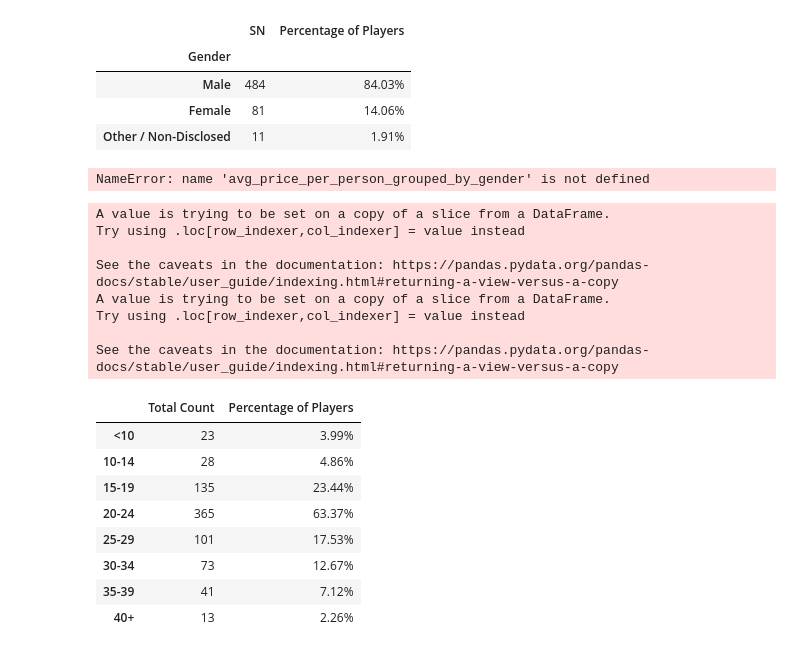
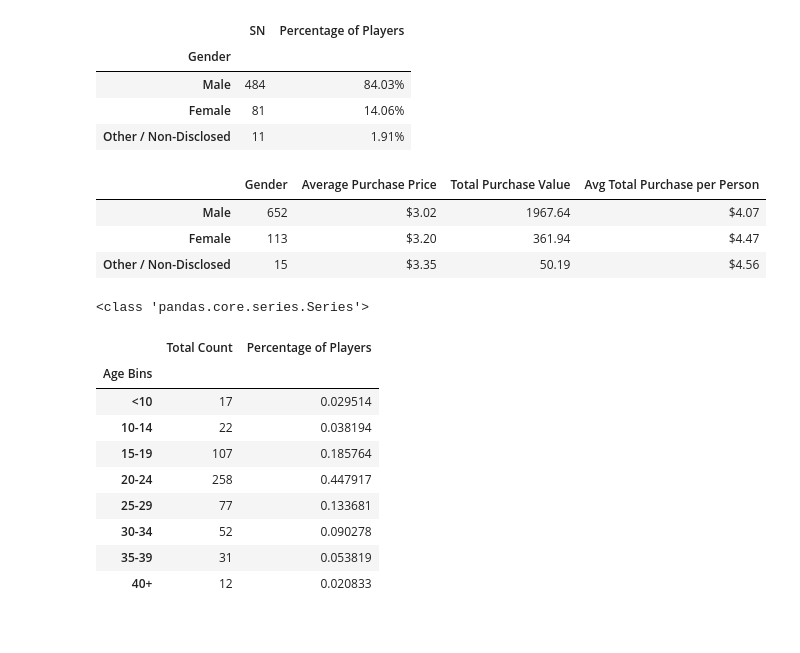
Before and after one commit to michael-grad/pandas-challenge, a Jupyter notebook: HeroesOfPymoliAnalysis.ipynb, the cells around one changed output. Cells and saved outputs as stored; diff of their text form; code cells hidden in the pictures.

```diff
--- a/HeroesOfPymoliAnalysis.ipynb
+++ b/HeroesOfPymoliAnalysis.ipynb
@@ -86,6 +86,7 @@ Breakdown of Players by Gender:
 # %%
 # FIFTH CELL
 # PURCHASING ANALYSIS (GENDER)
+# VERIFIED AS WORKING - NEED TO RESORT
 # DEBUGGING CELL
 # Reformat ALL columns with floating values as Percent with 2 decimal places
 # default for float is 3 decimal places
@@ -117,17 +118,21 @@ purchase_count_by_gender
 #.map('${:.2f}'.format)
 # Establish 4th column (Avg Total Purchase per Person) in the data frame
 total_grouped_price_per_person = pd.DataFrame(raw_data_df.groupby(["SN", "Gender"]).sum())
-avg_price_per_person_groued_by_gender = pd.DataFrame(total_grouped_price_per_person.groupby(["Gender"])["Price"].mean())
+avg_price_per_person_grouped_by_gender = pd.DataFrame(total_grouped_price_per_person.groupby(["Gender"])["Price"].mean())
 
 # DEBUG HERE - avg_price_per_person_grouped_by_gender not defined
 purchase_count_by_gender["Avg Total Purchase per Person"] = avg_price_per_person_grouped_by_gender
 # DEBUG - Invalid Syntax
-#purchase_count_by_gender["Avg Total Purchase per Person"] = purchase_count_by_gender["Avg Total Purchase per Person"].map('${:.2f}'.format)
+purchase_count_by_gender["Avg Total Purchase per Person"] = purchase_count_by_gender["Avg Total Purchase per Person"].map('${:.2f}'.format)
 purchase_count_by_gender
 # %% [output]
-NameError: name 'avg_price_per_person_grouped_by_gender' is not defined
+|  | Gender | Average Purchase Price | Total Purchase Value | Avg Total Purchase per Person |
+| Male | 652 | $3.02 | 1967.64 | $4.07 |
+| Female | 113 | $3.20 | 361.94 | $4.47 |
+| Other / Non-Disclosed | 15 | $3.35 | 50.19 | $4.56 |
 # %%
 # SIXTH CELL
+# NEED TO REFORMAT AS PERCENT
 # FIND AGE DEMOGRAPHICS
 age_demo_df = raw_data_df[["SN","Age"]]
 age_demo_df
@@ -135,59 +140,76 @@ age_demo_df
 #GROUPING SYNTAX:  new_df = old_df.groupby(['column to group by'])
 
 age_demo_df = raw_data_df.filter(["SN","Age", "Price"], axis=1)
-no_dupe_age_demo_df = age_demo_df.drop_duplicates()
+#no_dupe_age_demo_df = age_demo_df.drop_duplicates()
 
 # Establish bins for ages and names for the bins
 bins = [0, 10, 15, 20, 25, 30, 35, 40, 1000]
 
 # Create the names for the bins
 group_names = ["<10", "10-14", "15-19", "20-24", "25-29", "30-34", "35-39", "40+"]
 
 # Establish bins in dataframe under field "Total Count"
 # DEBUG ATTEMPT change age_demo_df to no_dupe_age_demo_df
-no_dupe_age_demo_df["Total Count"] = pd.cut(no_dupe_age_demo_df["Age"], bins, labels=group_names, include_lowest=True, right=False)
+age_demo_df["Age Bins"] = pd.cut(age_demo_df["Age"], bins, labels=group_names, include_lowest=True, right=False)
+#print("age_demo_df")
+#print(age_demo_df)
 
-no_dupe_age_demo_df["Age Count"] = 1
+grouped_age_demo_df = age_demo_df.groupby("Age Bins").nunique()
+#print(grouped_age_demo_df)
+
+grouped_age_demo_df = grouped_age_demo_df.rename(columns ={"SN": "Total Count"})
+total_number_of_users = grouped_age_demo_df["Total Count"].sum()
+grouped_age_demo_df["Percentage of Players"] = grouped_age_demo_df["Total Count"] / total_number_of_users
+
+#print(grouped_age_demo_df)
+
+# Remove unneeded columns
+del grouped_age_demo_df["Age Bins"]
+del grouped_age_demo_df["Age"]
+del grouped_age_demo_df["Price"]
+
+# Reformat columns
+#grouped_age_demo_df["Price"].map('${:.2f}'.format)
+#print(type(grouped_age_demo_df["Percentage of Players"]))
+grouped_age_demo_df["Percentage of Players"].map('{:.2%}'.format)
+grouped_age_demo_df
+
+#age_demo_df["Age Count"] = 1
 
 # Count each bin
-only_age_df = pd.DataFrame(no_dupe_age_demo_df["Total Count"].value_counts())
+#only_age_df = pd.DataFrame(no_dupe_age_demo_df["Total Count"].value_counts())
+#only_age_df = no_dupe_age_demo_df["Total Count"]
 
 # Find Percentage of Players
-only_age_df["Percentage of Players"] = (only_age_df["Total Count"]) / total_rows
+#only_age_df["Percentage of Players"] = (only_age_df["Total Count"]) / total_rows
 
 # Reformat Percentage of Players
-only_age_df["Percentage of Players"] = only_age_df["Percentage of Players"].map('{:.2%}'.format)
+#only_age_df["Percentage of Players"] = only_age_df["Percentage of Players"].map('{:.2%}'.format)
 
 # Resort dataframe
-only_age_df.sort_index()
+#only_age_df.sort_index()
 
 
 #resorted_only_age_df = only_age_df.sort_index(axis=1, ascending=True)
 #resorted_only_age_df
 
 #only_age_demo_df = age_demo_df.groupby(['Age Bins'])
 #only_age_demo_df
 #age_demo_df.columns
 
 #grouped_age_demo_df = age_demo_df.groupby(['SN'])
 #grouped_age_demo_df
 # %% [output]
-A value is trying to be set on a copy of a slice from a DataFrame.
-Try using .loc[row_indexer,col_indexer] = value instead
-
-See the caveats in the documentation: https://pandas.pydata.org/pandas-docs/stable/user_guide/indexing.html#returning-a-view-versus-a-copy
-A value is trying to be set on a copy of a slice from a DataFrame.
-Try using .loc[row_indexer,col_indexer] = value instead
-
-See the caveats in the documentation: https://pandas.pydata.org/pandas-docs/stable/user_guide/indexing.html#returning-a-view-versus-a-copy
+<class 'pandas.core.series.Series'>
 |  | Total Count | Percentage of Players |
-| <10 | 23 | 3.99% |
-| 10-14 | 28 | 4.86% |
-| 15-19 | 135 | 23.44% |
-| 20-24 | 365 | 63.37% |
-| 25-29 | 101 | 17.53% |
-| 30-34 | 73 | 12.67% |
-| 35-39 | 41 | 7.12% |
-| 40+ | 13 | 2.26% |
+| Age Bins |  |  |
+| <10 | 17 | 0.029514 |
+| 10-14 | 22 | 0.038194 |
+| 15-19 | 107 | 0.185764 |
+| 20-24 | 258 | 0.447917 |
+| 25-29 | 77 | 0.133681 |
+| 30-34 | 52 | 0.090278 |
+| 35-39 | 31 | 0.053819 |
+| 40+ | 12 | 0.020833 |
 # %%
 # SEVENTH CELL
```
Also changed, not shown: parts of 6 cells of this notebook.
